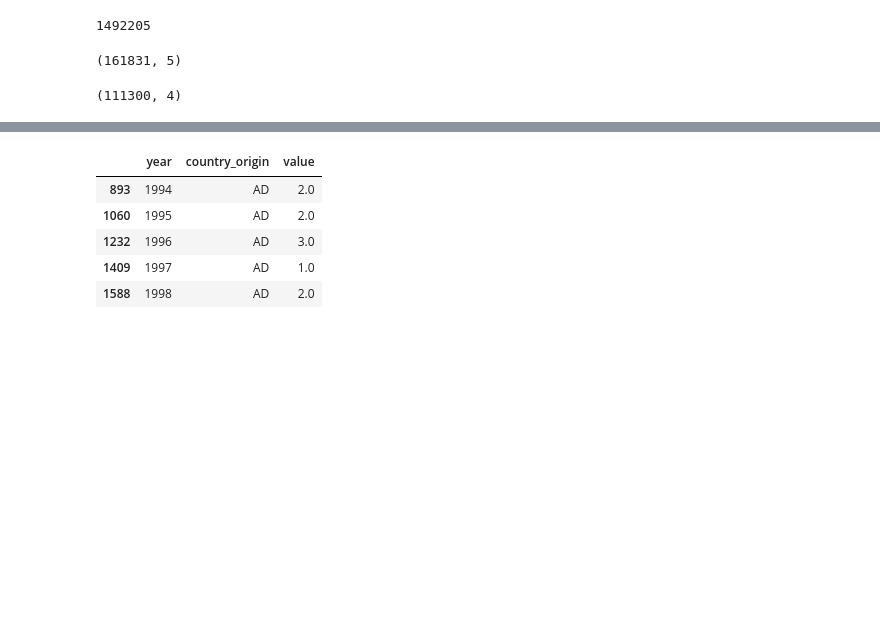
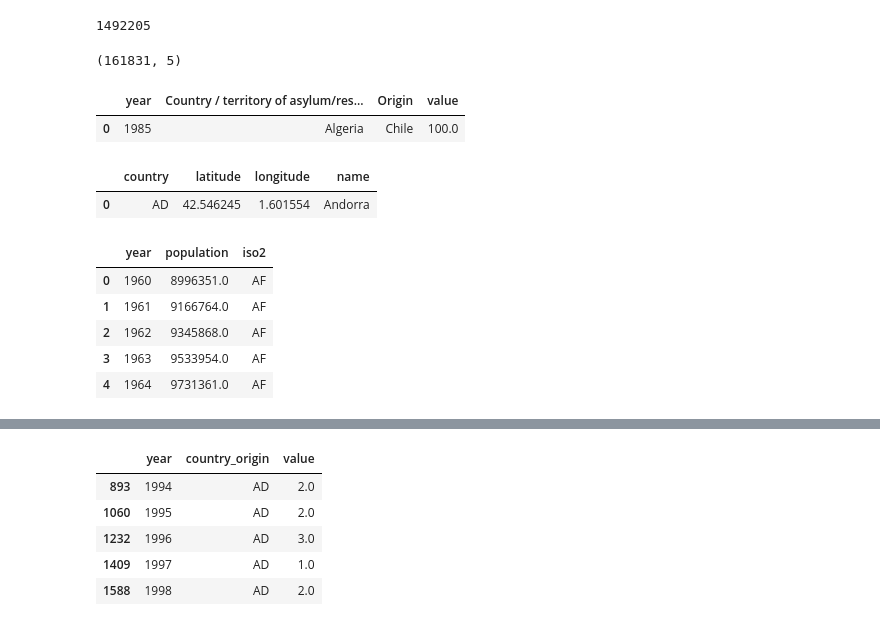
Before and after one commit to QuentinBacuet/Data-Visualization-Project, a Jupyter notebook: data_preparation/data_preparation_graph.ipynb, the cells around one changed output, grey strips where cells are left out. Drawn from its saved outputs; the diff is of its cells as text; code cells hidden in the pictures; blank space fills up the shorter version.

```diff
--- a/data_preparation/data_preparation_graph.ipynb
+++ b/data_preparation/data_preparation_graph.ipynb
@@ -23,9 +23,31 @@ df_refugee = df_refugee[df_refugee['Year']>1984]
 display(df_refugee.shape)
 df_refugee = df_refugee.groupby(['Year','Country / territory of asylum/residence','Origin']).sum().reset_index()
 df_refugee = df_refugee.rename(columns={"Year":"year","Value":"value"})
-display(df_refugee.shape)
+display(df_refugee.head(1))
 # %% [output]
 1492205
 (161831, 5)
-(111300, 4)
+|  | year | Country / territory of asylum/res... | Origin | value |
+| 0 | 1985 | Algeria | Chile | 100.0 |
+# %%
+df_geo  = pd.read_csv("geo.csv",na_values ='NaN',keep_default_na =False)
+display(df_geo.head(1))
+# %% [output]
+|  | country | latitude | longitude | name |
+| 0 | AD | 42.546245 | 1.601554 | Andorra |
+# %%
+df_isos = pd.read_csv("../docs/data/iso2_to_iso3.csv", sep=',')
+df_pop = pd.read_csv("../docs/data/population.csv")
+
+df_pop = df_pop.merge(df_isos, left_on='Country Code', right_on='iso3')
+df_pop = df_pop.drop(['Country Name', 'Country Code', 'iso3'], 1)
+df_pop = df_pop.rename(columns={'Value':'population', 'Year':'year'})
+display(df_pop.head())
+# %% [output]
+|  | year | population | iso2 |
+| 0 | 1960 | 8996351.0 | AF |
+| 1 | 1961 | 9166764.0 | AF |
+| 2 | 1962 | 9345868.0 | AF |
+| 3 | 1963 | 9533954.0 | AF |
+| 4 | 1964 | 9731361.0 | AF |
 # %%
```
Also changed, not shown: parts of 3 cells of this notebook, 2 other files.
